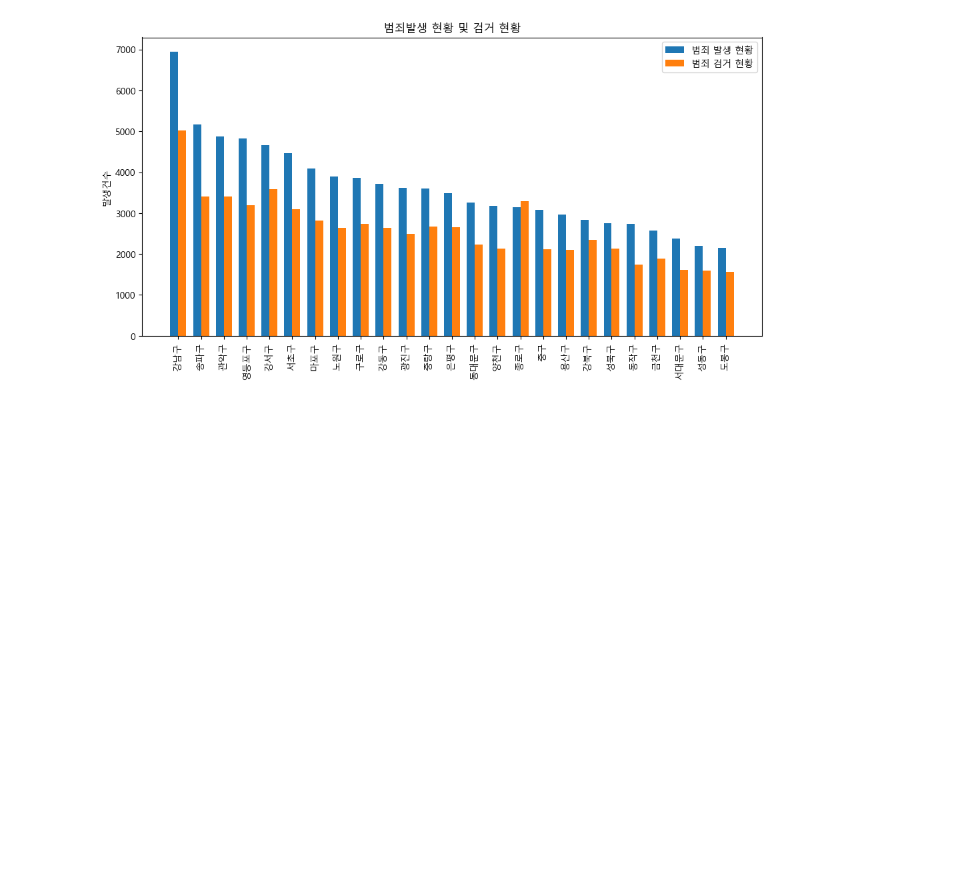
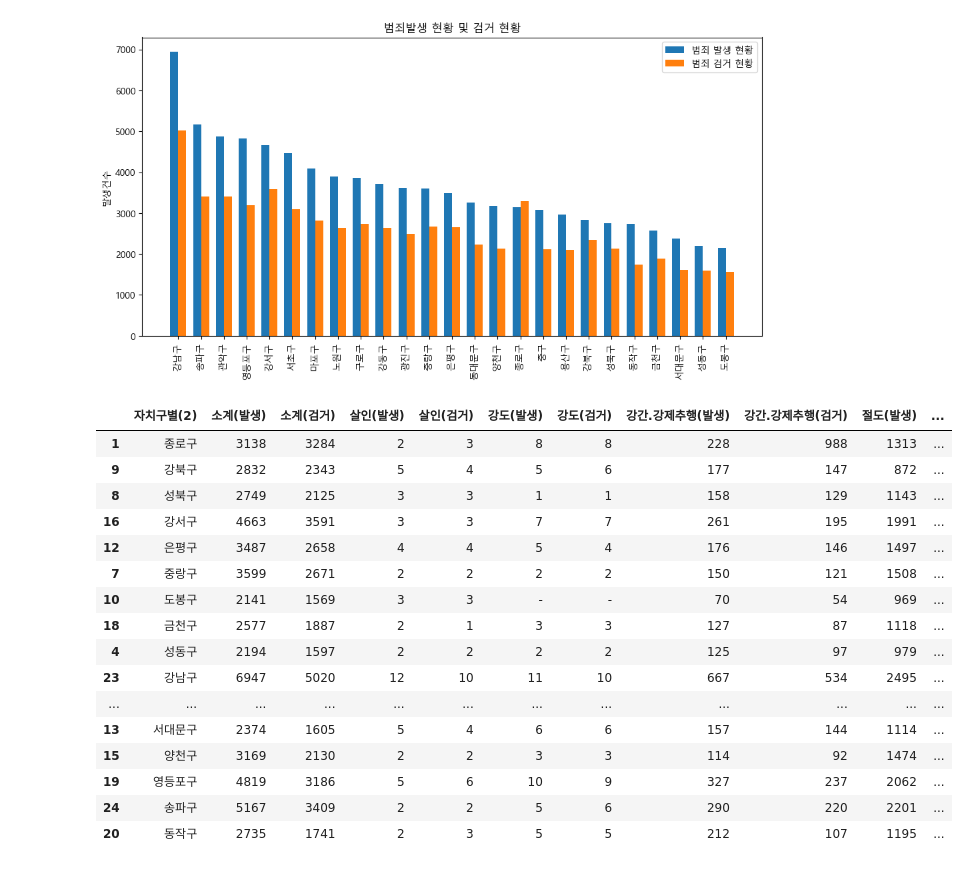
Before and after one commit to team-project-pratice/Seoul_Property_project, a Jupyter notebook: 범죄발생율.ipynb, the cells around one changed output. Drawn from its saved outputs; the diff is of its cells as text; code cells hidden in the pictures; blank space fills up the shorter version.

```diff
--- a/범죄발생율.ipynb
+++ b/범죄발생율.ipynb
@@ -87,3 +89,26 @@ plt.legend()
 plt.show()
 # %% [output]
 [figure]
+# %%
+data_1
+data_1['범죄발생 대비 검거율(%)'] = data_1['소계(검거)']/data_1['소계(발생)']
+data_2 = data_1.sort_values(by='범죄발생 대비 검거율(%)',ascending=False)
+data_2
+# %% [output]
+|  | 자치구별(2) | 소계(발생) | 소계(검거) | 살인(발생) | 살인(검거) | 강도(발생) | 강도(검거) | 강간.강제추행(발생) | 강간.강제추행(검거) | 절도(발생) | ... |
+| 1 | 종로구 | 3138 | 3284 | 2 | 3 | 8 | 8 | 228 | 988 | 1313 | ... |
+| 9 | 강북구 | 2832 | 2343 | 5 | 4 | 5 | 6 | 177 | 147 | 872 | ... |
+| 8 | 성북구 | 2749 | 2125 | 3 | 3 | 1 | 1 | 158 | 129 | 1143 | ... |
+| 16 | 강서구 | 4663 | 3591 | 3 | 3 | 7 | 7 | 261 | 195 | 1991 | ... |
+| 12 | 은평구 | 3487 | 2658 | 4 | 4 | 5 | 4 | 176 | 146 | 1497 | ... |
+| 7 | 중랑구 | 3599 | 2671 | 2 | 2 | 2 | 2 | 150 | 121 | 1508 | ... |
+| 10 | 도봉구 | 2141 | 1569 | 3 | 3 | - | - | 70 | 54 | 969 | ... |
+| 18 | 금천구 | 2577 | 1887 | 2 | 1 | 3 | 3 | 127 | 87 | 1118 | ... |
+| 4 | 성동구 | 2194 | 1597 | 2 | 2 | 2 | 2 | 125 | 97 | 979 | ... |
+| 23 | 강남구 | 6947 | 5020 | 12 | 10 | 11 | 10 | 667 | 534 | 2495 | ... |
+| ... | ... | ... | ... | ... | ... | ... | ... | ... | ... | ... | ... |
+| 13 | 서대문구 | 2374 | 1605 | 5 | 4 | 6 | 6 | 157 | 144 | 1114 | ... |
+| 15 | 양천구 | 3169 | 2130 | 2 | 2 | 3 | 3 | 114 | 92 | 1474 | ... |
+| 19 | 영등포구 | 4819 | 3186 | 5 | 6 | 10 | 9 | 327 | 237 | 2062 | ... |
+| 24 | 송파구 | 5167 | 3409 | 2 | 2 | 5 | 6 | 290 | 220 | 2201 | ... |
+| 20 | 동작구 | 2735 | 1741 | 2 | 3 | 5 | 5 | 212 | 107 | 1195 | ... |
```
Also changed, not shown: parts of 3 cells of this notebook.
